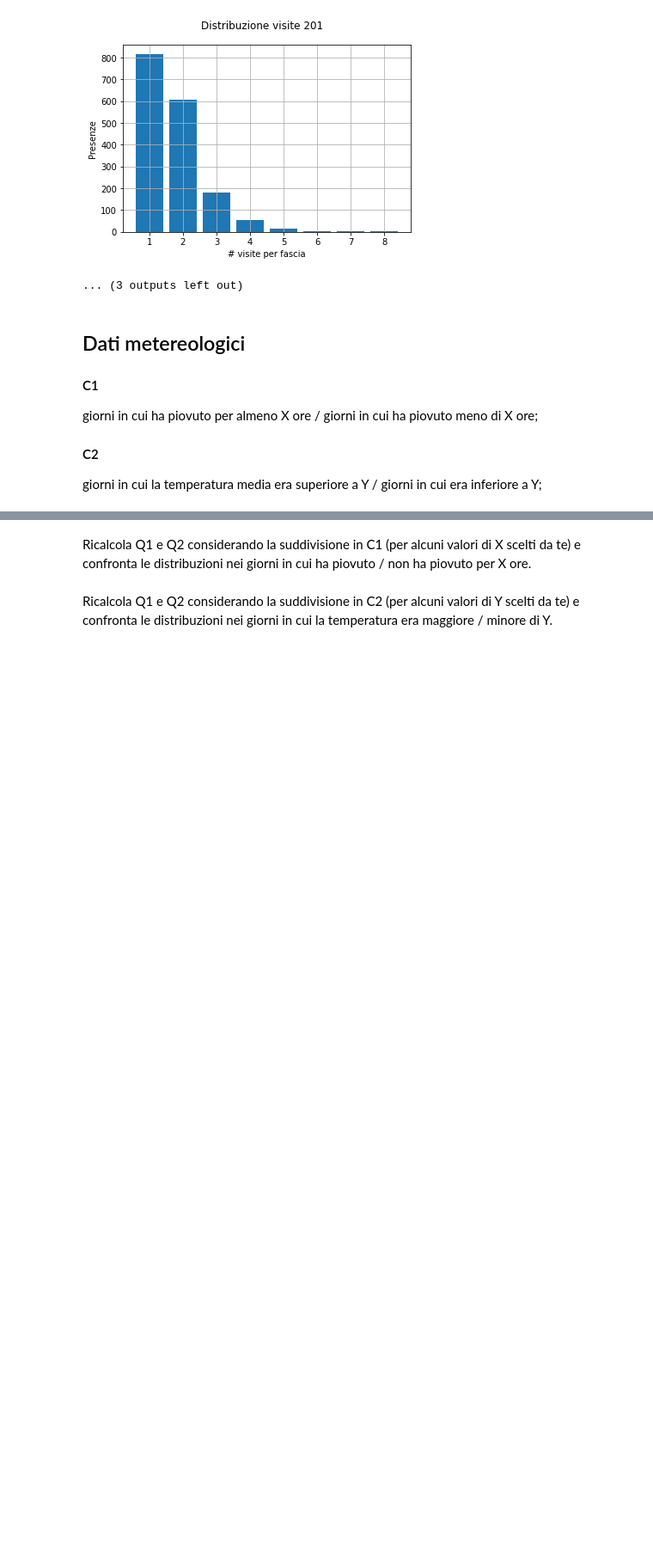
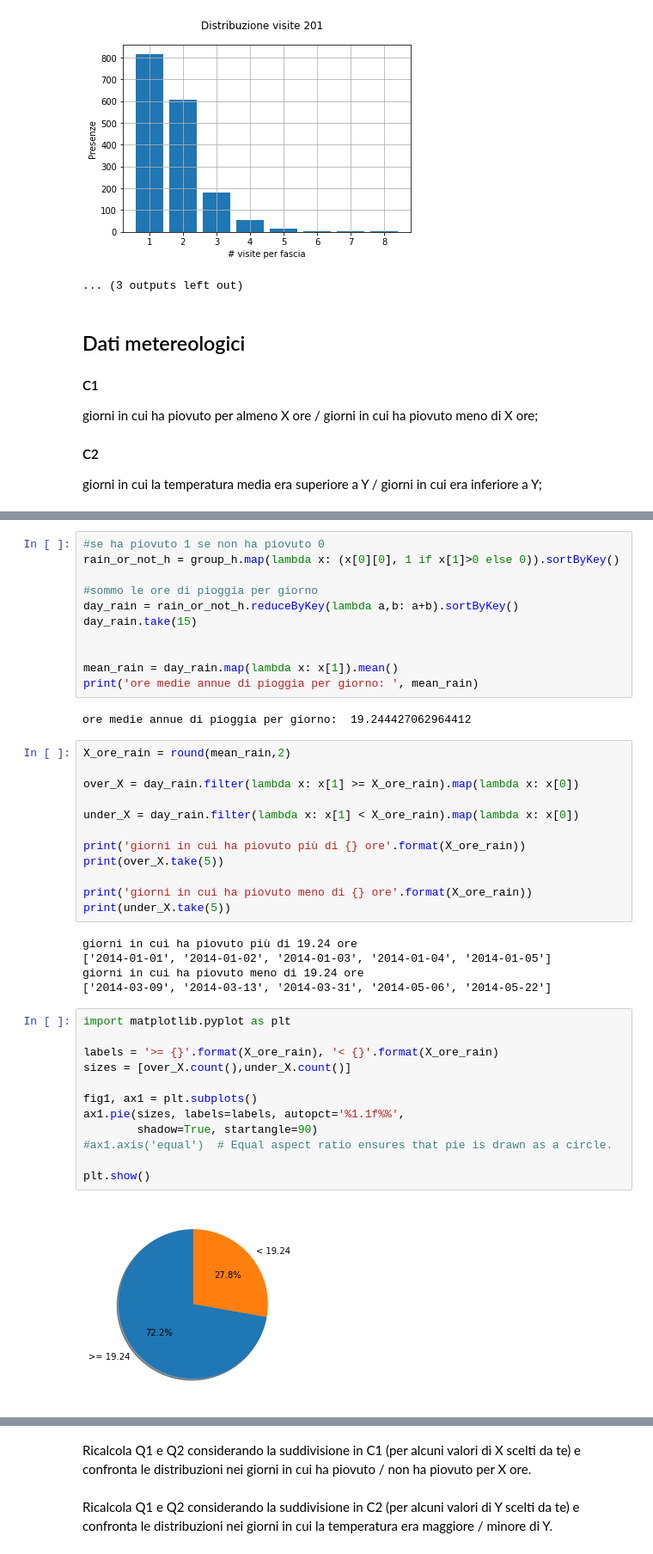
Before and after one commit to 4nnina/bigData_project, a Jupyter notebook: consegna.ipynb, the cells around one changed output, grey strips where cells are left out. Shown: that part at 86% size. Drawn from its saved outputs; the diff is of its cells as text; blank space fills up the shorter version.

```diff
--- a/consegna.ipynb
+++ b/consegna.ipynb
@@ -236,0 +289,44 @@ giorni in cui la temperatura media era superiore a Y / giorni in cui era inferio
+# %%
+#se ha piovuto 1 se non ha piovuto 0
+rain_or_not_h = group_h.map(lambda x: (x[0][0], 1 if x[1]>0 else 0)).sortByKey()
+
+#sommo le ore di pioggia per giorno
+day_rain = rain_or_not_h.reduceByKey(lambda a,b: a+b).sortByKey()
+day_rain.take(15)
+
+
+mean_rain = day_rain.map(lambda x: x[1]).mean()
+print('ore medie annue di pioggia per giorno: ', mean_rain)
+# %% [output]
+ore medie annue di pioggia per giorno:  19.244427062964412
+# %%
+X_ore_rain = round(mean_rain,2)
+
+over_X = day_rain.filter(lambda x: x[1] >= X_ore_rain).map(lambda x: x[0])
+
+under_X = day_rain.filter(lambda x: x[1] < X_ore_rain).map(lambda x: x[0])
+
+print('giorni in cui ha piovuto più di {} ore'.format(X_ore_rain))
+print(over_X.take(5))
+
+print('giorni in cui ha piovuto meno di {} ore'.format(X_ore_rain))
+print(under_X.take(5))
+# %% [output]
+giorni in cui ha piovuto più di 19.24 ore
+['2014-01-01', '2014-01-02', '2014-01-03', '2014-01-04', '2014-01-05']
+giorni in cui ha piovuto meno di 19.24 ore
+['2014-03-09', '2014-03-13', '2014-03-31', '2014-05-06', '2014-05-22']
+# %%
+import matplotlib.pyplot as plt
+
+labels = '>= {}'.format(X_ore_rain), '< {}'.format(X_ore_rain)
+sizes = [over_X.count(),under_X.count()]
+
+fig1, ax1 = plt.subplots()
+ax1.pie(sizes, labels=labels, autopct='%1.1f%%',
+        shadow=True, startangle=90)
+#ax1.axis('equal')  # Equal aspect ratio ensures that pie is drawn as a circle.
+
+plt.show()
+# %% [output]
+[figure, added]
```
Also changed, not shown: parts of 13 cells of this notebook.
